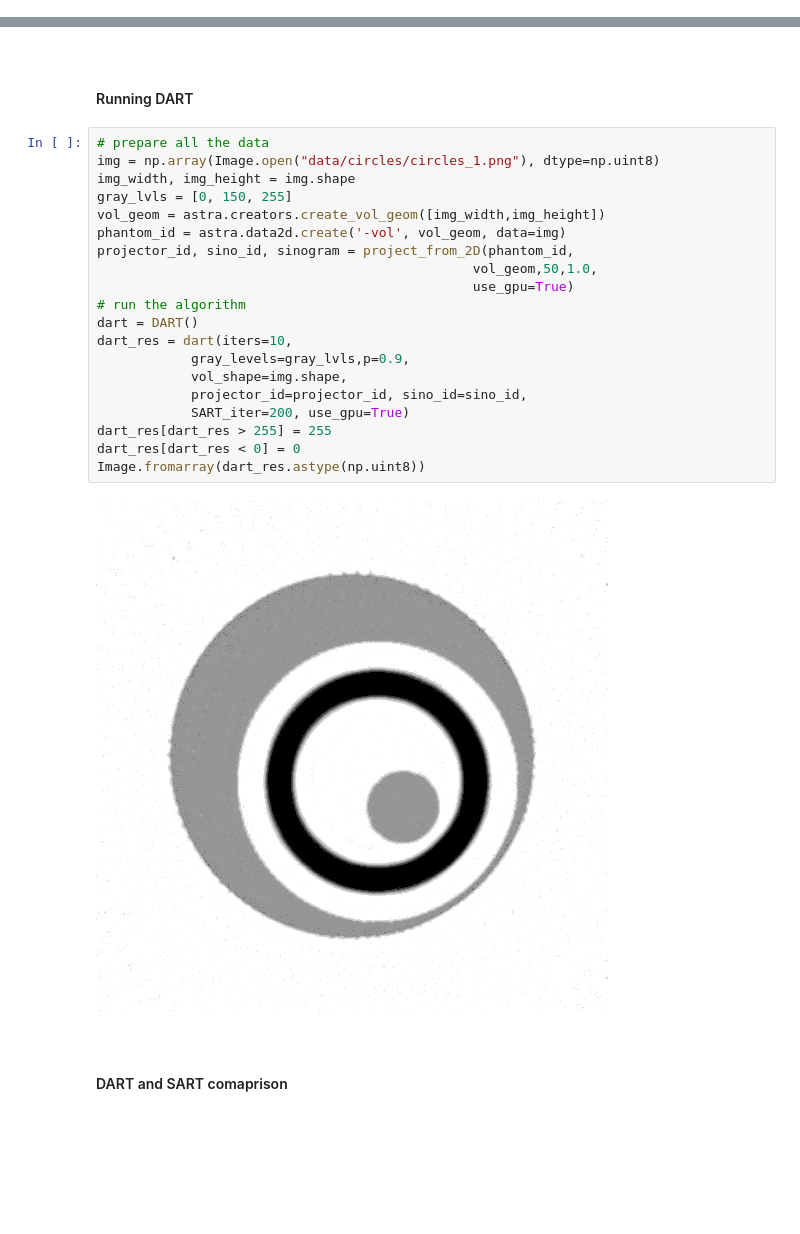
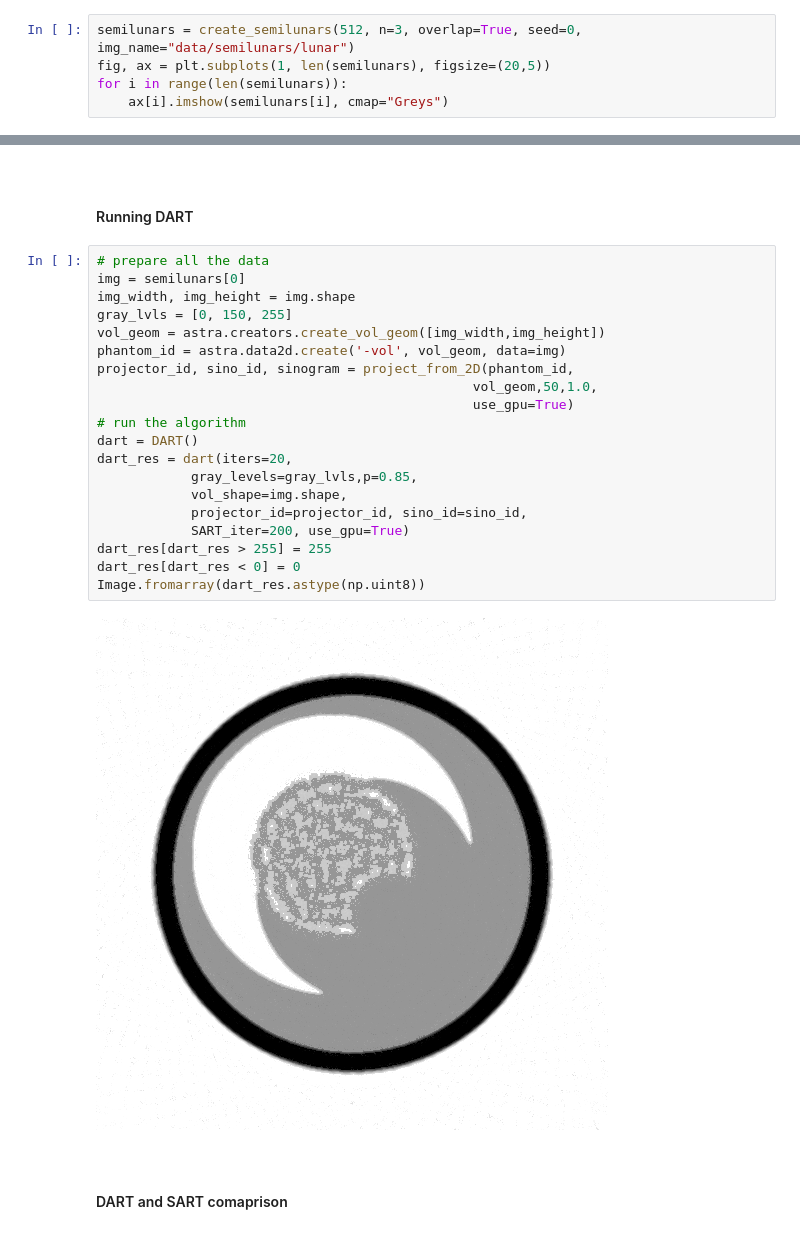
Before and after one commit to OhGreat/DART_python, a Jupyter notebook: dart_steps_test.ipynb, the cells around one changed output, grey strips where cells are left out. Drawn from its saved outputs; the diff is of its cells as text; blank space fills up the shorter version.

Commit message:
added semilunar phantoms

```diff
--- a/dart_steps_test.ipynb
+++ b/dart_steps_test.ipynb
@@ -6,0 +10,5 @@ from src.projections import *
+# %%
+semilunars = create_semilunars(512, n=3, overlap=True, seed=0, img_name="data/semilunars/lunar")
+fig, ax = plt.subplots(1, len(semilunars), figsize=(20,5))
+for i in range(len(semilunars)):
+    ax[i].imshow(semilunars[i], cmap="Greys")
@@ -75,26 +90,26 @@ Running DART
 </h4>
 # %%
 # prepare all the data
-img = np.array(Image.open("data/circles/circles_1.png"), dtype=np.uint8)
+img = semilunars[0]
 img_width, img_height = img.shape
 gray_lvls = [0, 150, 255]
 vol_geom = astra.creators.create_vol_geom([img_width,img_height])
 phantom_id = astra.data2d.create('-vol', vol_geom, data=img)
 projector_id, sino_id, sinogram = project_from_2D(phantom_id,
                                                 vol_geom,50,1.0,
                                                 use_gpu=True)
 # run the algorithm
 dart = DART()
-dart_res = dart(iters=10,
-            gray_levels=gray_lvls,p=0.9,
+dart_res = dart(iters=20,
+            gray_levels=gray_lvls,p=0.85,
             vol_shape=img.shape,
             projector_id=projector_id, sino_id=sino_id,
             SART_iter=200, use_gpu=True)
 dart_res[dart_res > 255] = 255
 dart_res[dart_res < 0] = 0
 Image.fromarray(dart_res.astype(np.uint8))
 # %% [output]
-[figure, old version]
+[figure, new version]
 # %% [markdown]
 <br/>
 <h4>
```
Also changed, not shown: parts of 8 cells of this notebook, 3 other files.
